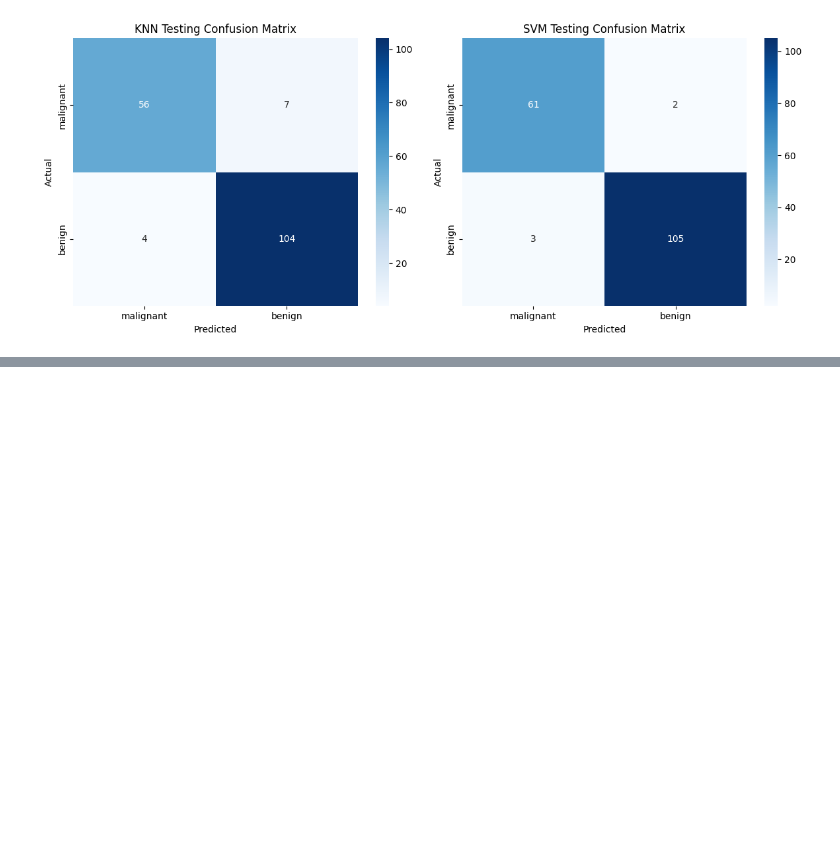
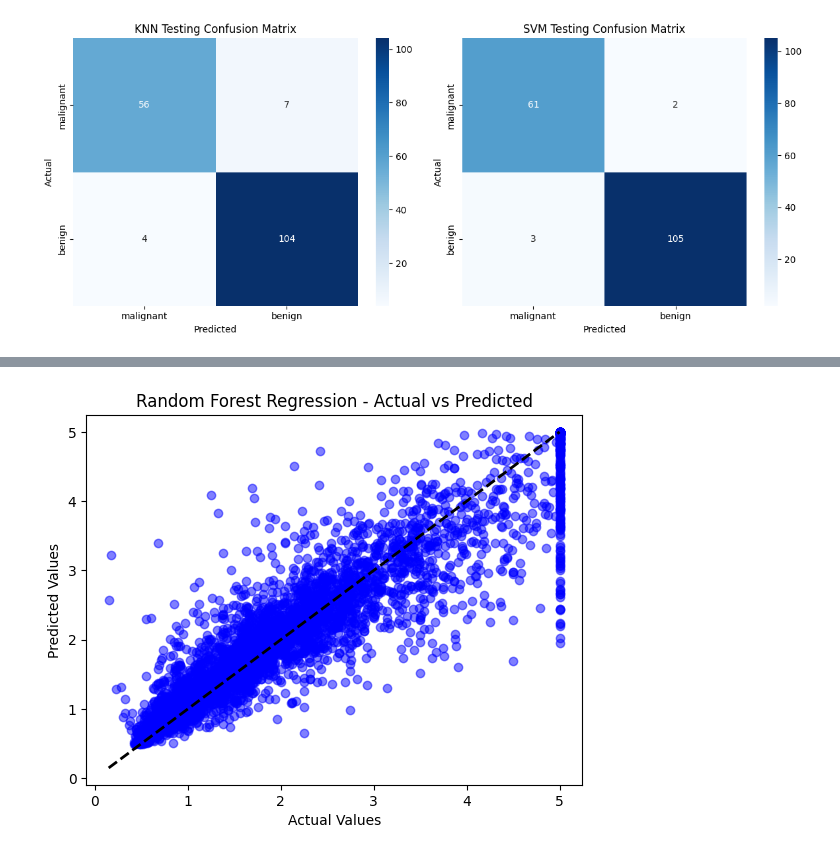
Before and after one commit to ElsonFilho/Python-Machine-Learning-Complete-Guide, a Jupyter notebook: notebooks/Model_Evaluation_Validation.ipynb, the cells around one changed output, grey strips where cells are left out. Drawn from its saved outputs; the diff is of its cells as text; code cells hidden in the pictures; blank space fills up the shorter version.

```diff
--- a/notebooks/Model_Evaluation_Validation.ipynb
+++ b/notebooks/Model_Evaluation_Validation.ipynb
@@ -219,0 +309,7 @@ SVM outperformed KNN in terms of precision, recall, and F1-score for both for th
+# %%
+# Initialize and fit the Random Forest Regressor
+rf_regressor = RandomForestRegressor(n_estimators=100, random_state=42)
+rf_regressor.fit(X_train, y_train)
+
+# Predict on test set
+y_pred_test = rf_regressor.predict(X_test)
@@ -219,0 +334,11 @@ SVM outperformed KNN in terms of precision, recall, and F1-score for both for th
+# %%
+# Plot Actual vs Predicted values
+
+plt.scatter(y_test, y_pred_test, alpha=0.5, color="blue")
+plt.plot([y_test.min(), y_test.max()], [y_test.min(), y_test.max()], 'k--', lw=2)
+plt.xlabel("Actual Values")
+plt.ylabel("Predicted Values")
+plt.title("Random Forest Regression - Actual vs Predicted")
+plt.show()
+# %% [output]
+[figure, added]
```
Also changed, not shown: parts of 30 cells of this notebook.
